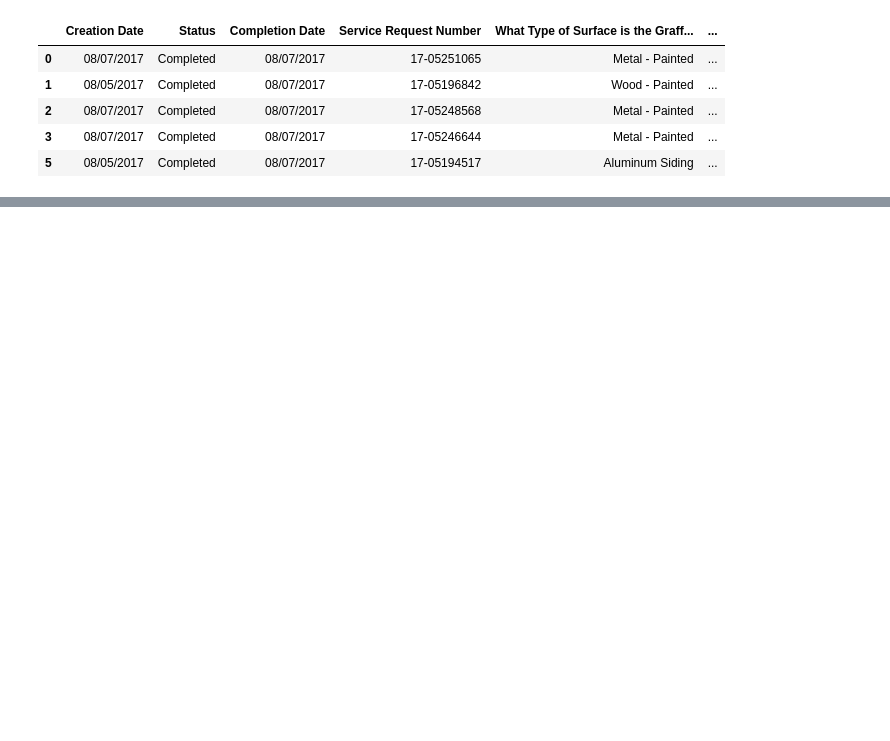
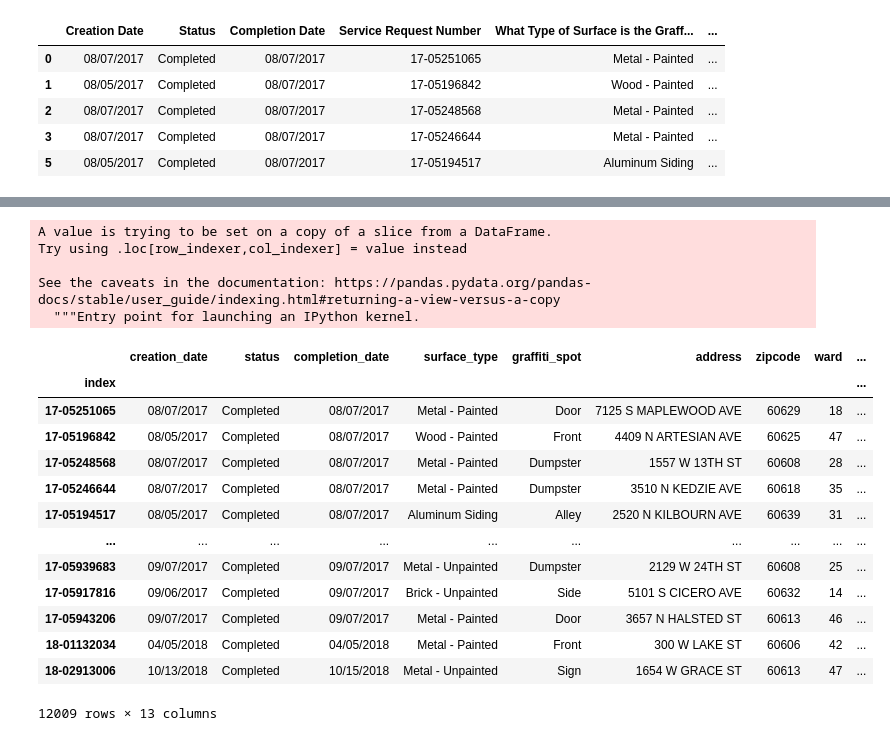
Before and after one commit to liliana-ilut/graffiti-removal, a Jupyter notebook: graffiti2.ipynb, the cells around one changed output, grey strips where cells are left out. Drawn from its saved outputs; the diff is of its cells as text; code cells hidden in the pictures; blank space fills up the shorter version.

Commit message:
update table

```diff
--- a/graffiti2.ipynb
+++ b/graffiti2.ipynb
@@ -95,3 +112,26 @@ graffiti_drop
+# %%
+graffiti_drop["zipcode"] = graffiti_drop["zipcode"].astype(float).map("{:.0f}".format)
+graffiti_drop
+# %% [output]
+A value is trying to be set on a copy of a slice from a DataFrame.
+Try using .loc[row_indexer,col_indexer] = value instead
+
+See the caveats in the documentation: https://pandas.pydata.org/pandas-docs/stable/user_guide/indexing.html#returning-a-view-versus-a-copy
+  """Entry point for launching an IPython kernel.
+|  | creation_date | status | completion_date | surface_type | graffiti_spot | address | zipcode | ward | ... |
+| index |  |  |  |  |  |  |  |  | ... |
+| 17-05251065 | 08/07/2017 | Completed | 08/07/2017 | Metal - Painted | Door | 7125 S MAPLEWOOD AVE | 60629 | 18 | ... |
+| 17-05196842 | 08/05/2017 | Completed | 08/07/2017 | Wood - Painted | Front | 4409 N ARTESIAN AVE | 60625 | 47 | ... |
+| 17-05248568 | 08/07/2017 | Completed | 08/07/2017 | Metal - Painted | Dumpster | 1557 W 13TH ST | 60608 | 28 | ... |
+| 17-05246644 | 08/07/2017 | Completed | 08/07/2017 | Metal - Painted | Dumpster | 3510 N KEDZIE AVE | 60618 | 35 | ... |
+| 17-05194517 | 08/05/2017 | Completed | 08/07/2017 | Aluminum Siding | Alley | 2520 N KILBOURN AVE | 60639 | 31 | ... |
+| ... | ... | ... | ... | ... | ... | ... | ... | ... | ... |
+| 17-05939683 | 09/07/2017 | Completed | 09/07/2017 | Metal - Unpainted | Dumpster | 2129 W 24TH ST | 60608 | 25 | ... |
+| 17-05917816 | 09/06/2017 | Completed | 09/07/2017 | Brick - Unpainted | Side | 5101 S CICERO AVE | 60632 | 14 | ... |
+| 17-05943206 | 09/07/2017 | Completed | 09/07/2017 | Metal - Painted | Door | 3657 N HALSTED ST | 60613 | 46 | ... |
+| 18-01132034 | 04/05/2018 | Completed | 04/05/2018 | Metal - Painted | Front | 300 W LAKE ST | 60606 | 42 | ... |
+| 18-02913006 | 10/13/2018 | Completed | 10/15/2018 | Metal - Unpainted | Sign | 1654 W GRACE ST | 60613 | 47 | ... |
+12009 rows × 13 columns
 # %%
 #save to csv
 graffiti_drop.to_csv("graffiti.csv")
```
Also changed, not shown: parts of 9 cells of this notebook, 4 other files.
